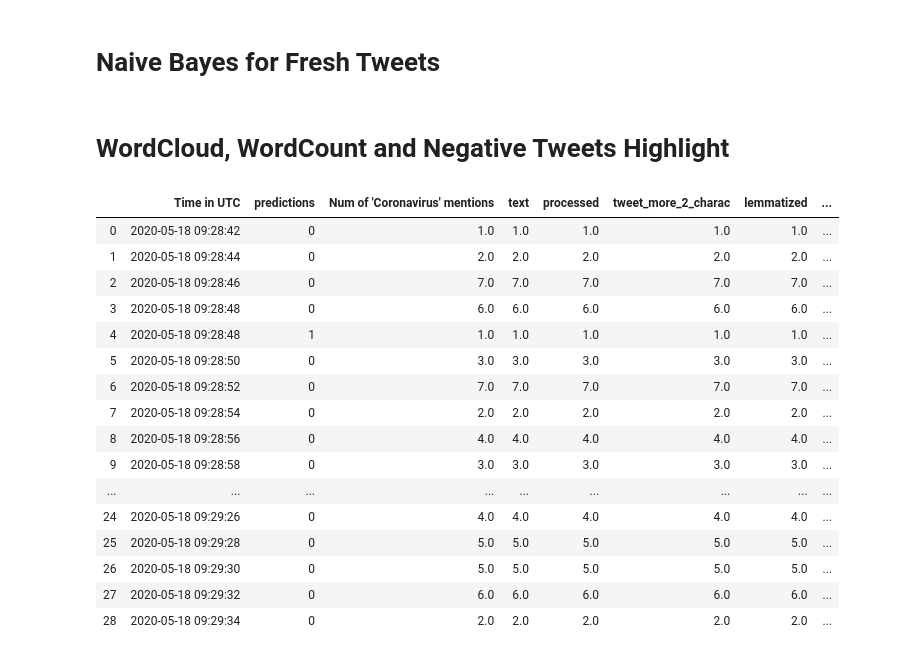
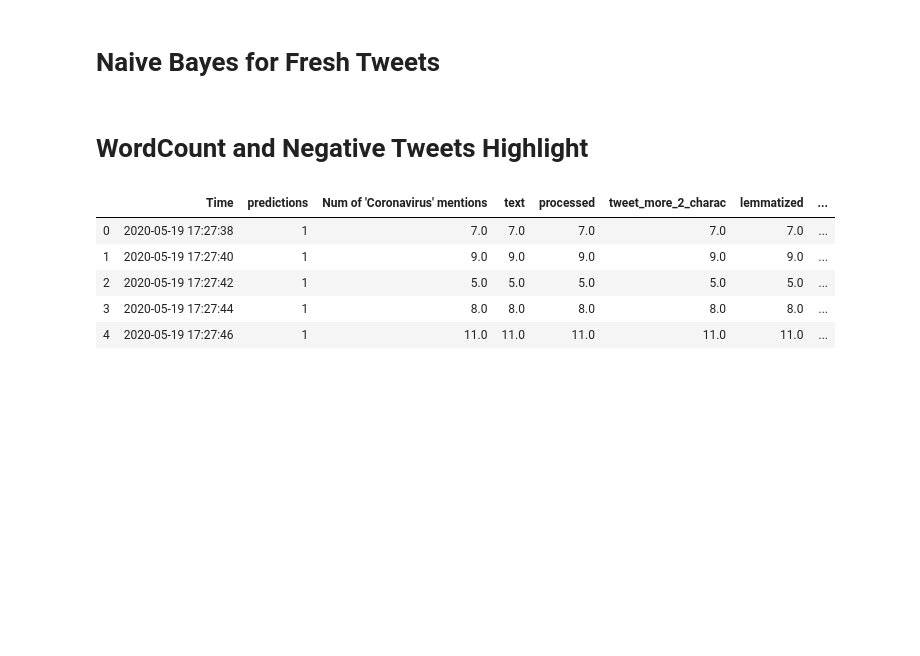
Before and after one commit to matteomm/twitter_sentiment_analysis_hatespeech, a Jupyter notebook: notebooks/fresh_tweets_analysis.ipynb, the cells around one changed output. Drawn from its saved outputs; the diff is of its cells as text; code cells hidden in the pictures; blank space fills up the shorter version.

```diff
--- a/notebooks/fresh_tweets_analysis.ipynb
+++ b/notebooks/fresh_tweets_analysis.ipynb
@@ -214,36 +122,3 @@ df
 # %% [markdown]
 
 # Lemmatization with POS
-# %%
-# defining different POS
-def nltk_tag_to_wordnet_tag(nltk_tag):
-    if nltk_tag.startswith('J'):
-        return wordnet.ADJ
-    elif nltk_tag.startswith('V'):
-        return wordnet.VERB
-    elif nltk_tag.startswith('N'):
-        return wordnet.NOUN
-    elif nltk_tag.startswith('R'):
-        return wordnet.ADV
-    else:
-        return None
-
-# function to lemmatize all words in a sentence
-def lemmatize_sentence(sentence):
-    #tokenize the sentence and find the POS tag for each token
-    nltk_tagged = nltk.pos_tag(nltk.word_tokenize(sentence))
-    #tuple of (token, wordnet_tag)
-    wordnet_tagged = map(lambda x: (x[0], nltk_tag_to_wordnet_tag(x[1])), nltk_tagged)
-    lemmatized_sentence = []
-    for word, tag in wordnet_tagged:
-            # 'ass' kept being reduced to 'as' for some reason
-        if word == 'ass':
-            lemmatized_sentence.append(word)
-
-        elif tag is None:
-            #if there is no available tag, append the token as is
-            lemmatized_sentence.append(word)
-        else:
-            #else use the tag to lemmatize the token
-            lemmatized_sentence.append(lemmatizer.lemmatize(word, tag))
-    return " ".join(lemmatized_sentence)
@@ -342,7 +190,6 @@ df_vector
 # %%
 # import pickled logistic regression
-
-model_log = pickle.load( open("pickled_logistic_1", "rb" ))
+model_log = pickle.load(open("pickled_logistic", "rb" ))
 model_log
 # %% [output]
 LogisticRegression(C=1.0, class_weight=None, dual=False, fit_intercept=True,
@@ -448,36 +282,24 @@ df.head(50)
 # %%
 # x_new_counts.shape
 # %% [markdown]
-# WordCloud, WordCount and Negative Tweets Highlight
+# WordCount and Negative Tweets Highlight
 # %%
 # Clean and transform data to enable time series
 result = df.groupby(                                        \
       [pd.Grouper(key='created_at', freq='2s'), 'predictions'] \
     ).count().unstack().stack().reset_index()
 
-result = result.rename(columns=   \
-    { "id_str": "Num of 'Coronavirus' mentions",  \
-      "created_at": "Time in UTC" })
+result = result.rename(columns=    { "id_str": "Num of 'Coronavirus' mentions",  \
+      "created_at": "Time" })
 # %%
-result
+result.head(5)
 # %% [output]
-|  | Time in UTC | predictions | Num of 'Coronavirus' mentions | text | processed | tweet_more_2_charac | lemmatized | ... |
-| 0 | 2020-05-18 09:28:42 | 0 | 1.0 | 1.0 | 1.0 | 1.0 | 1.0 | ... |
-| 1 | 2020-05-18 09:28:44 | 0 | 2.0 | 2.0 | 2.0 | 2.0 | 2.0 | ... |
-| 2 | 2020-05-18 09:28:46 | 0 | 7.0 | 7.0 | 7.0 | 7.0 | 7.0 | ... |
-| 3 | 2020-05-18 09:28:48 | 0 | 6.0 | 6.0 | 6.0 | 6.0 | 6.0 | ... |
-| 4 | 2020-05-18 09:28:48 | 1 | 1.0 | 1.0 | 1.0 | 1.0 | 1.0 | ... |
-| 5 | 2020-05-18 09:28:50 | 0 | 3.0 | 3.0 | 3.0 | 3.0 | 3.0 | ... |
-| 6 | 2020-05-18 09:28:52 | 0 | 7.0 | 7.0 | 7.0 | 7.0 | 7.0 | ... |
-| 7 | 2020-05-18 09:28:54 | 0 | 2.0 | 2.0 | 2.0 | 2.0 | 2.0 | ... |
-| 8 | 2020-05-18 09:28:56 | 0 | 4.0 | 4.0 | 4.0 | 4.0 | 4.0 | ... |
-| 9 | 2020-05-18 09:28:58 | 0 | 3.0 | 3.0 | 3.0 | 3.0 | 3.0 | ... |
-| ... | ... | ... | ... | ... | ... | ... | ... | ... |
-| 24 | 2020-05-18 09:29:26 | 0 | 4.0 | 4.0 | 4.0 | 4.0 | 4.0 | ... |
-| 25 | 2020-05-18 09:29:28 | 0 | 5.0 | 5.0 | 5.0 | 5.0 | 5.0 | ... |
-| 26 | 2020-05-18 09:29:30 | 0 | 5.0 | 5.0 | 5.0 | 5.0 | 5.0 | ... |
-| 27 | 2020-05-18 09:29:32 | 0 | 6.0 | 6.0 | 6.0 | 6.0 | 6.0 | ... |
-| 28 | 2020-05-18 09:29:34 | 0 | 2.0 | 2.0 | 2.0 | 2.0 | 2.0 | ... |
+|  | Time | predictions | Num of 'Coronavirus' mentions | text | processed | tweet_more_2_charac | lemmatized | ... |
+| 0 | 2020-05-19 17:27:38 | 1 | 7.0 | 7.0 | 7.0 | 7.0 | 7.0 | ... |
+| 1 | 2020-05-19 17:27:40 | 1 | 9.0 | 9.0 | 9.0 | 9.0 | 9.0 | ... |
+| 2 | 2020-05-19 17:27:42 | 1 | 5.0 | 5.0 | 5.0 | 5.0 | 5.0 | ... |
+| 3 | 2020-05-19 17:27:44 | 1 | 8.0 | 8.0 | 8.0 | 8.0 | 8.0 | ... |
+| 4 | 2020-05-19 17:27:46 | 1 | 11.0 | 11.0 | 11.0 | 11.0 | 11.0 | ... |
 # %%
 df['tokenized'] = df['tweet_without_stopwords'].apply(tokenize_tweet)
 # %%
```
Also changed, not shown: parts of 22 cells of this notebook, 3 other files.
